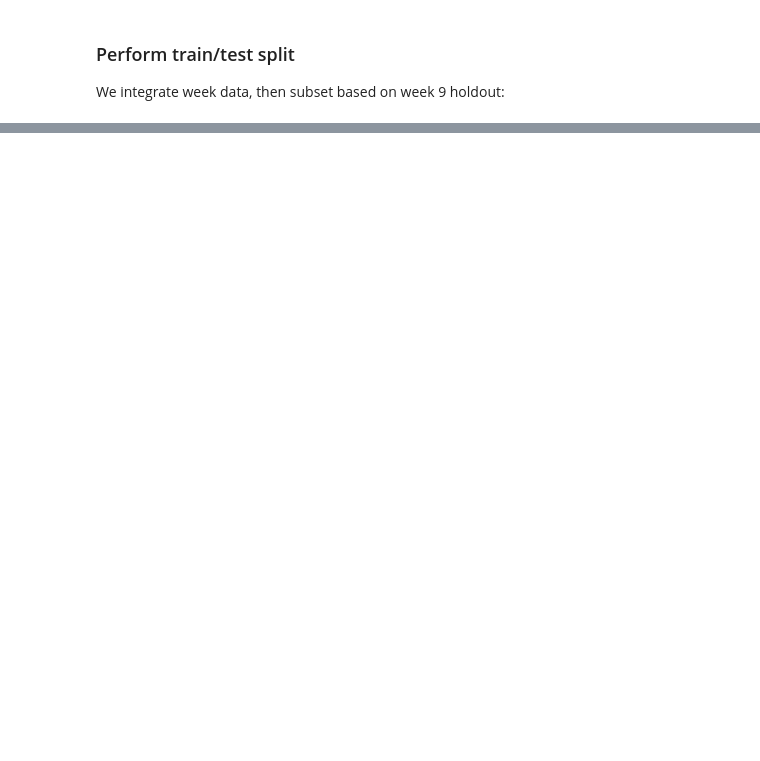
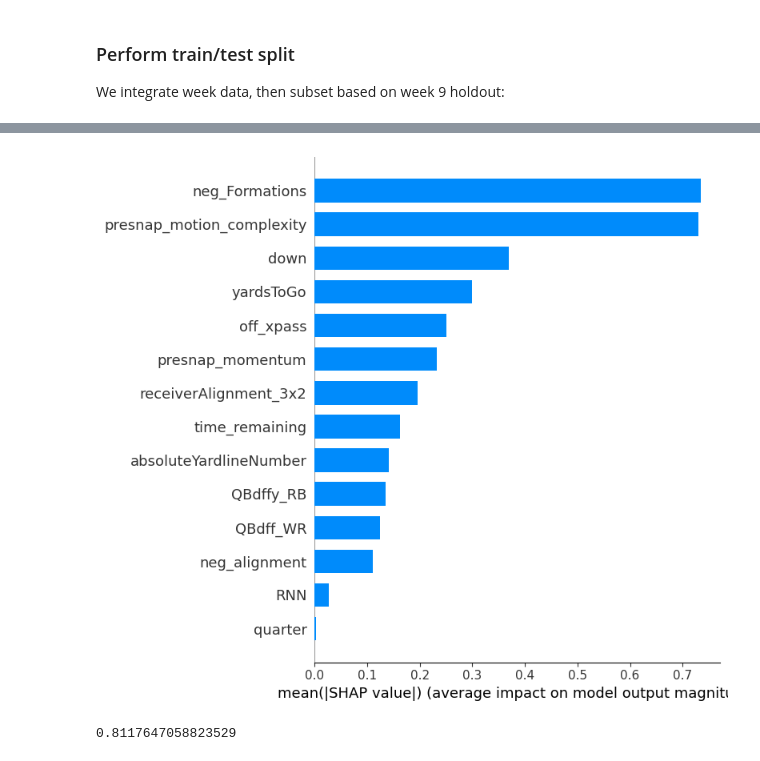
Before and after one commit to meagvo/NFL_BDB2025, a Jupyter notebook: time_based_model.ipynb, the cells around one changed output, grey strips where cells are left out. Saved outputs shown, nothing was run; the diff lists cells and outputs as text; code cells hidden in the pictures; blank space fills up the shorter version.

```diff
--- a/time_based_model.ipynb
+++ b/time_based_model.ipynb
@@ -337,0 +325,22 @@ plt.show()
+# %%
+import shap
+shap_values = shap.TreeExplainer(lgb).shap_values(X_test[final_features])
+shap.summary_plot(shap_values, X_test, plot_type="bar")
+feature_names = final_features
+
+
+lgbm_resultX = pd.DataFrame(shap_values, columns = feature_names)
+
+vals = np.abs(lgbm_resultX.values).mean(0)
+
+shap_importance = pd.DataFrame(list(zip(feature_names, vals)),
+                                  columns=['col_name','feature_importance_vals'])
+shap_importance.sort_values(by=['feature_importance_vals'],
+                               ascending=False, inplace=True)
+# %% [output]
+[figure, added]
+# %%
+y_pred=lgb.predict(X_test[final_features])
+accuracy_score(y_test, y_pred)
+# %% [output]
+0.8117647058823529
```
Also changed, not shown: parts of 44 cells of this notebook.
